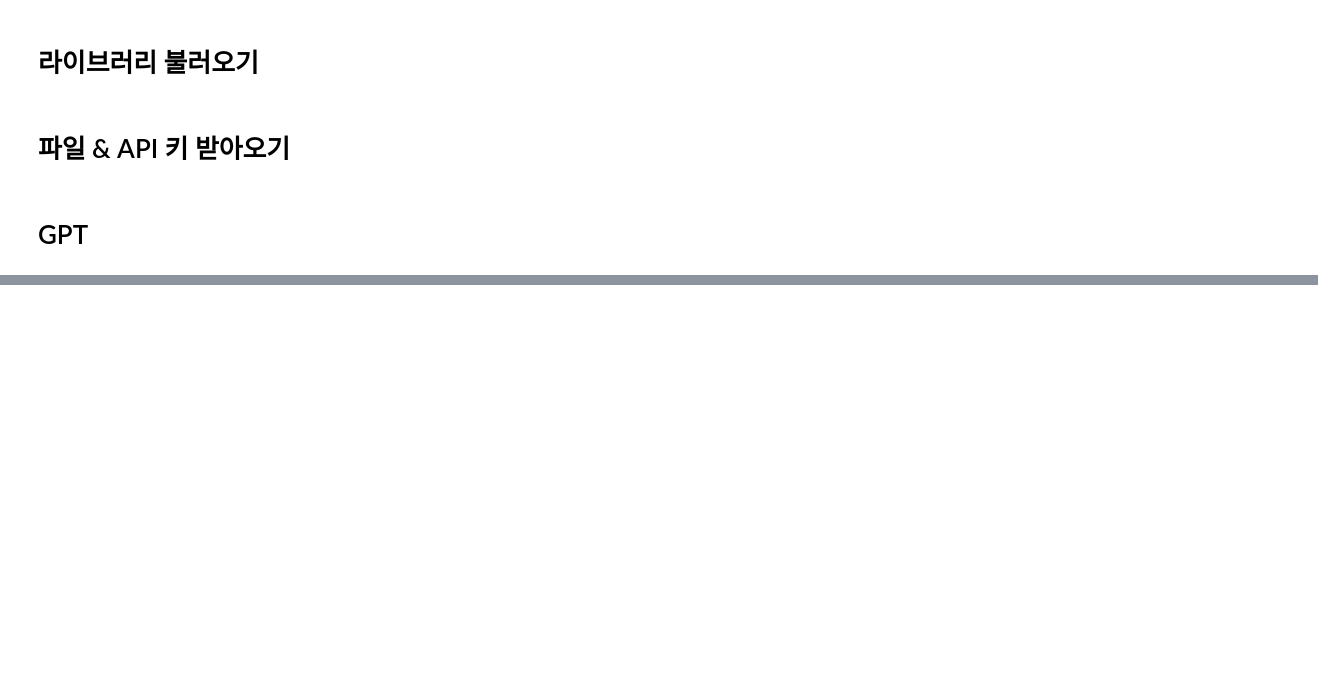
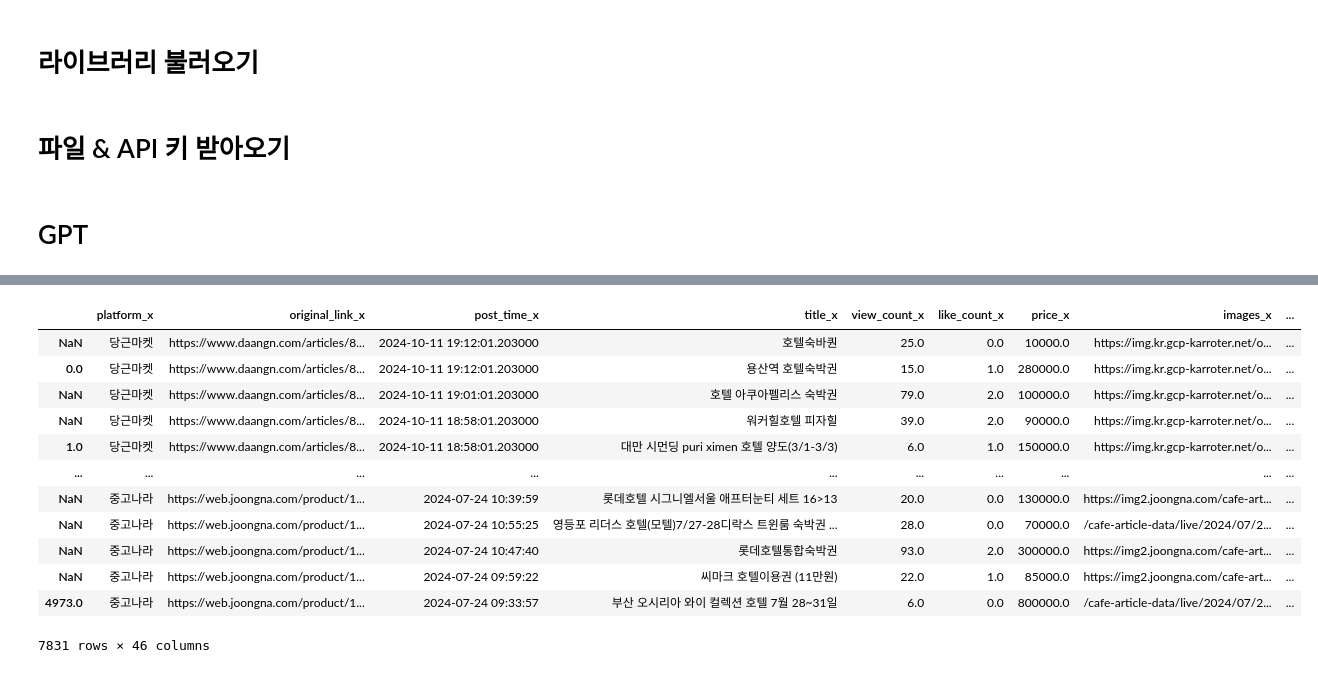
Before and after one commit to wecommit-ai/noshow_analyze, a Jupyter notebook: preprocessing/gpt_field.ipynb, the cells around one changed output, grey strips where cells are left out. Saved outputs shown, nothing was run; the diff lists cells and outputs as text; code cells hidden in the pictures; blank space fills up the shorter version.

```diff
--- a/preprocessing/gpt_field.ipynb
+++ b/preprocessing/gpt_field.ipynb
@@ -27,3 +33,10 @@ from typing import List, Optional
 # %%
 df['description_1'] = '제목 : ' + df['title'].astype(str) + ', 상품 게시 시간 : ' + df['post_time'].astype(str) + ', 상세 설명 : ' + df['description'].astype(str)
+# %%
+df.drop(['expiration_date', 'market_price', 'capacity',
+       'parking', 'options', 'check_in_out_time', 'shipping_fee',
+       'transaction_location', 'transaction_method', 'city'],axis=1,inplace=True)
+# %%
+# 80글자 이상의 input만 필터링 -> 4974개
+filtered_df = df[df['description'].str.len() >= 80]
 # %%
@@ -216,0 +198,15 @@ merged_df
+# %%
+# 다시 돌리는 일 없게 copy
+up80_df=filtered_df.copy()
+process_df = df_processed.copy()
+df1=df.copy()
+# %%
+# Step 1: df_processed의 'index' 열을 인덱스로 설정
+process_df.set_index('index', inplace=True)
+
+# Step 2: filtered_df에 0~30까지의 새로운 인덱스를 부여
+up80_df = up80_df.reset_index()  # 기존 인덱스를 제거하고 0부터 시작하는 새로운 인덱스 부여
+
+# Step 3: 인덱스를 기준으로 두 DataFrame 병합
+merge_df = pd.merge(up80_df, process_df, left_index=True, right_index=True, how='inner')
+merge_df
@@ -216,0 +227,18 @@ merged_df
+# %%
+# 1. filtered_merged_df에서 인덱스를 기준으로 병합
+df1 = df1.merge(merge_df, left_index=True, right_on='index', how='left')
+df1
+# %% [output]
+|  | platform_x | original_link_x | post_time_x | title_x | view_count_x | like_count_x | price_x | images_x | ... |
+| NaN | 당근마켓 | https://www.daangn.com/articles/8... | 2024-10-11 19:12:01.203000 | 호텔숙바퀀 | 25.0 | 0.0 | 10000.0 | https://img.kr.gcp-karroter.net/o... | ... |
+| 0.0 | 당근마켓 | https://www.daangn.com/articles/8... | 2024-10-11 19:12:01.203000 | 용산역 호텔숙박권 | 15.0 | 1.0 | 280000.0 | https://img.kr.gcp-karroter.net/o... | ... |
+| NaN | 당근마켓 | https://www.daangn.com/articles/8... | 2024-10-11 19:01:01.203000 | 호텔 아쿠아펠리스 숙박권 | 79.0 | 2.0 | 100000.0 | https://img.kr.gcp-karroter.net/o... | ... |
+| NaN | 당근마켓 | https://www.daangn.com/articles/8... | 2024-10-11 18:58:01.203000 | 워커힐호텔 피자힐 | 39.0 | 2.0 | 90000.0 | https://img.kr.gcp-karroter.net/o... | ... |
+| 1.0 | 당근마켓 | https://www.daangn.com/articles/8... | 2024-10-11 18:58:01.203000 | 대만 시먼딩 puri ximen 호텔 양도(3/1-3/3) | 6.0 | 1.0 | 150000.0 | https://img.kr.gcp-karroter.net/o... | ... |
+| ... | ... | ... | ... | ... | ... | ... | ... | ... | ... |
+| NaN | 중고나라 | https://web.joongna.com/product/1... | 2024-07-24 10:39:59 | 롯데호텔 시그니엘서울 애프터눈티 세트 16>13 | 20.0 | 0.0 | 130000.0 | https://img2.joongna.com/cafe-art... | ... |
+| NaN | 중고나라 | https://web.joongna.com/product/1... | 2024-07-24 10:55:25 | 영등포 리더스 호텔(모텔)7/27-28디락스 트윈룸 숙박권 ... | 28.0 | 0.0 | 70000.0 | /cafe-article-data/live/2024/07/2... | ... |
+| NaN | 중고나라 | https://web.joongna.com/product/1... | 2024-07-24 10:47:40 | 롯데호텔통합숙박권 | 93.0 | 2.0 | 300000.0 | https://img2.joongna.com/cafe-art... | ... |
+| NaN | 중고나라 | https://web.joongna.com/product/1... | 2024-07-24 09:59:22 | 씨마크 호텔이용권 (11만원) | 22.0 | 1.0 | 85000.0 | https://img2.joongna.com/cafe-art... | ... |
+| 4973.0 | 중고나라 | https://web.joongna.com/product/1... | 2024-07-24 09:33:57 | 부산 오시리아 와이 컬렉션 호텔 7월 28~31일 | 6.0 | 0.0 | 800000.0 | /cafe-article-data/live/2024/07/2... | ... |
+7831 rows × 46 columns
```
Also changed, not shown: parts of 19 cells of this notebook, 2 other files.
